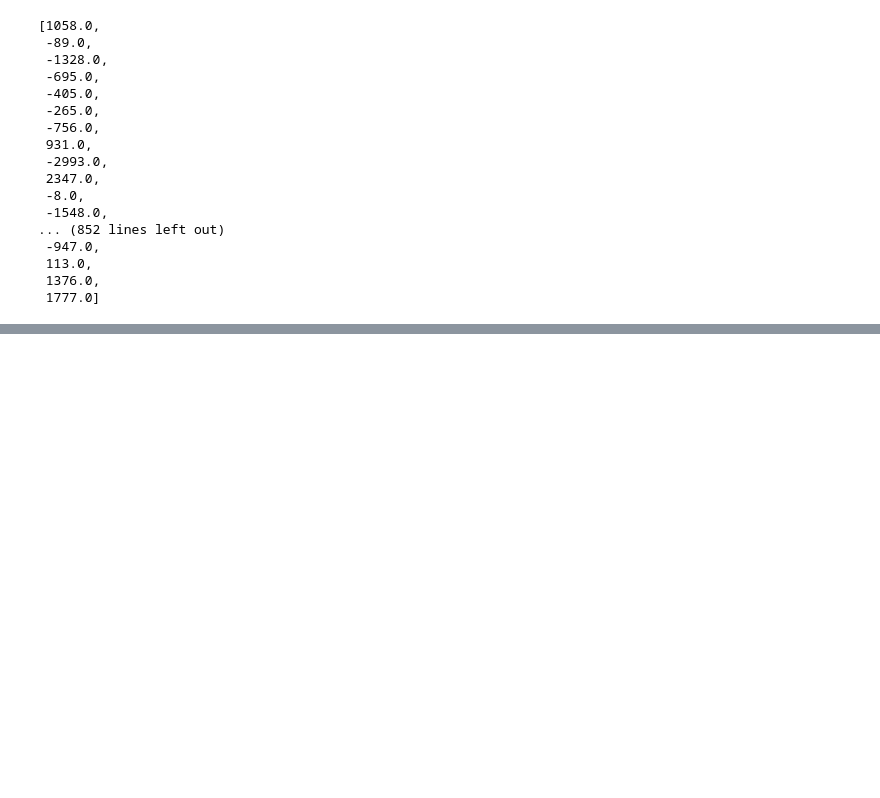
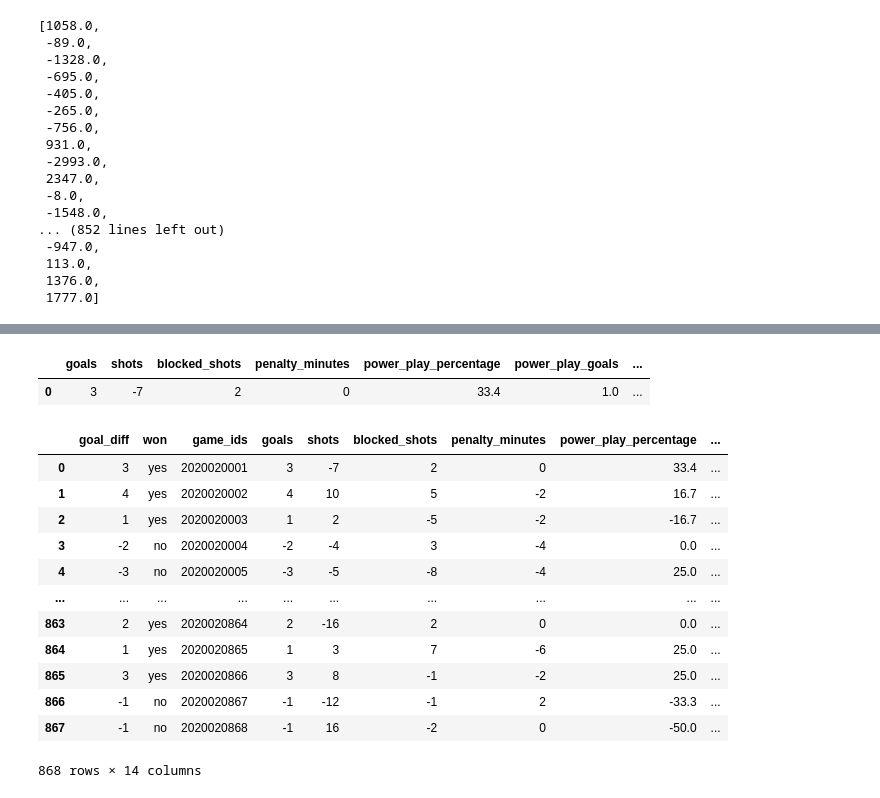
Before and after one commit to RazyChristmas/NHL_predictor, a Jupyter notebook: EDA and Feature engineering .ipynb, the cells around one changed output, grey strips where cells are left out. Cells and saved outputs as stored; diff of their text form; code cells hidden in the pictures; blank space fills up the shorter version.

Commit message:
preliminary modeling

```diff
--- a/EDA and Feature engineering .ipynb
+++ b/EDA and Feature engineering .ipynb
@@ -271,0 +292,31 @@ full_tilt
+# %%
+pd.DataFrame(game_1_diff.to_dict(), index=[0])
+# %% [output]
+|  | goals | shots | blocked_shots | penalty_minutes | power_play_percentage | power_play_goals | ... |
+| 0 | 3 | -7 | 2 | 0 | 33.4 | 1.0 | ... |
+# %%
+game_difference_df = pd.DataFrame()
+a=0
+for i in range(1,1736,2):
+        game_info = model_2020.iloc[i][13:].to_dict()
+        game_stats = model_2020.iloc[i][2:13] -  model_2020.iloc[i-1][2:13]
+        game_info.update(game_stats.to_dict())
+        temp_diff = pd.DataFrame(game_info, index=[a])
+        game_difference_df = pd.concat([game_difference_df, temp_diff], axis=0, ignore_index=True)
+        a += 1
+# %%
+game_difference_df
+# %% [output]
+|  | goal_diff | won | game_ids | goals | shots | blocked_shots | penalty_minutes | power_play_percentage | ... |
+| 0 | 3 | yes | 2020020001 | 3 | -7 | 2 | 0 | 33.4 | ... |
+| 1 | 4 | yes | 2020020002 | 4 | 10 | 5 | -2 | 16.7 | ... |
+| 2 | 1 | yes | 2020020003 | 1 | 2 | -5 | -2 | -16.7 | ... |
+| 3 | -2 | no | 2020020004 | -2 | -4 | 3 | -4 | 0.0 | ... |
+| 4 | -3 | no | 2020020005 | -3 | -5 | -8 | -4 | 25.0 | ... |
+| ... | ... | ... | ... | ... | ... | ... | ... | ... | ... |
+| 863 | 2 | yes | 2020020864 | 2 | -16 | 2 | 0 | 0.0 | ... |
+| 864 | 1 | yes | 2020020865 | 1 | 3 | 7 | -6 | 25.0 | ... |
+| 865 | 3 | yes | 2020020866 | 3 | 8 | -1 | -2 | 25.0 | ... |
+| 866 | -1 | no | 2020020867 | -1 | -12 | -1 | 2 | -33.3 | ... |
+| 867 | -1 | no | 2020020868 | -1 | 16 | -2 | 0 | -50.0 | ... |
+868 rows × 14 columns
```
Also changed, not shown: parts of 14 cells of this notebook, 3 other files.
